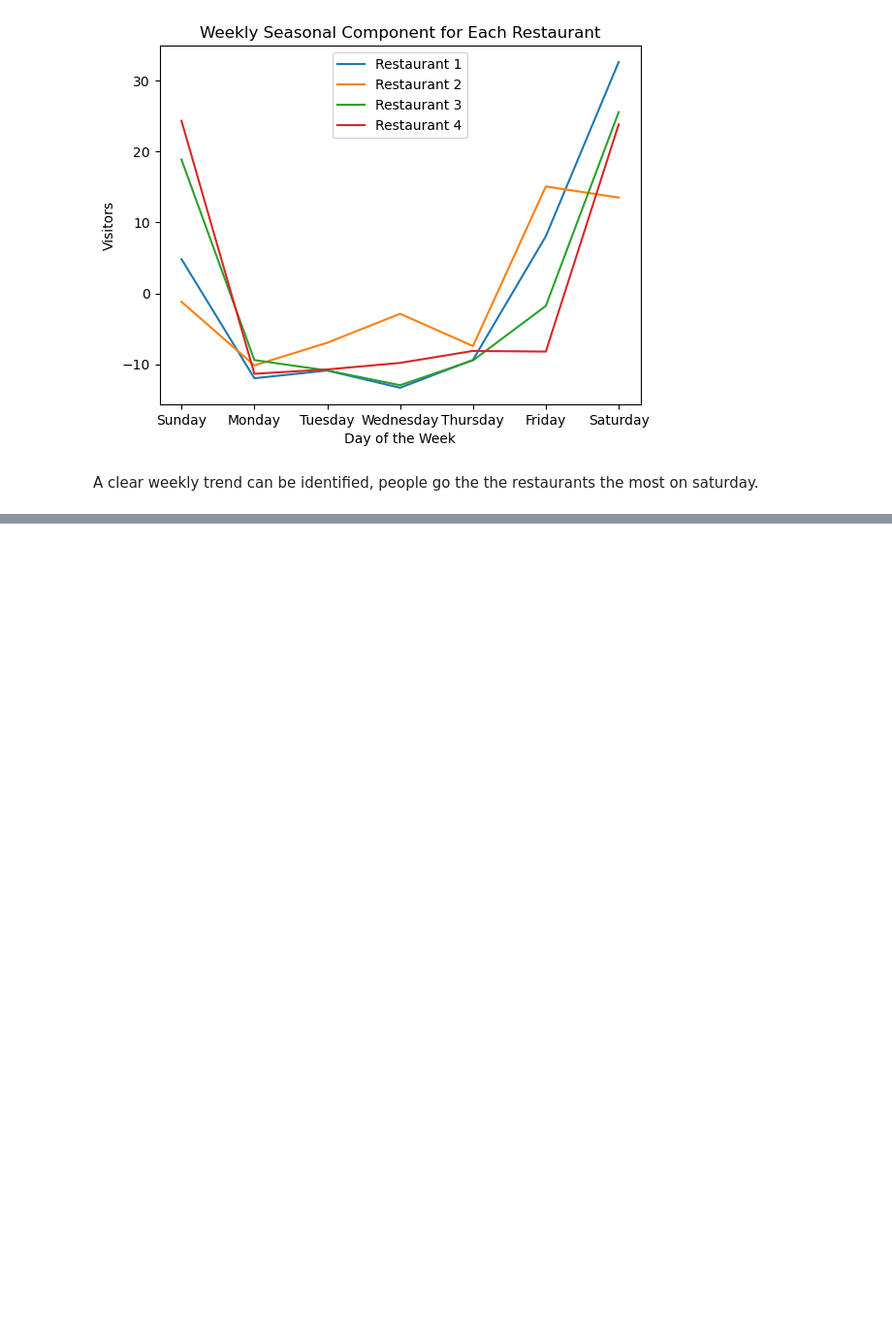
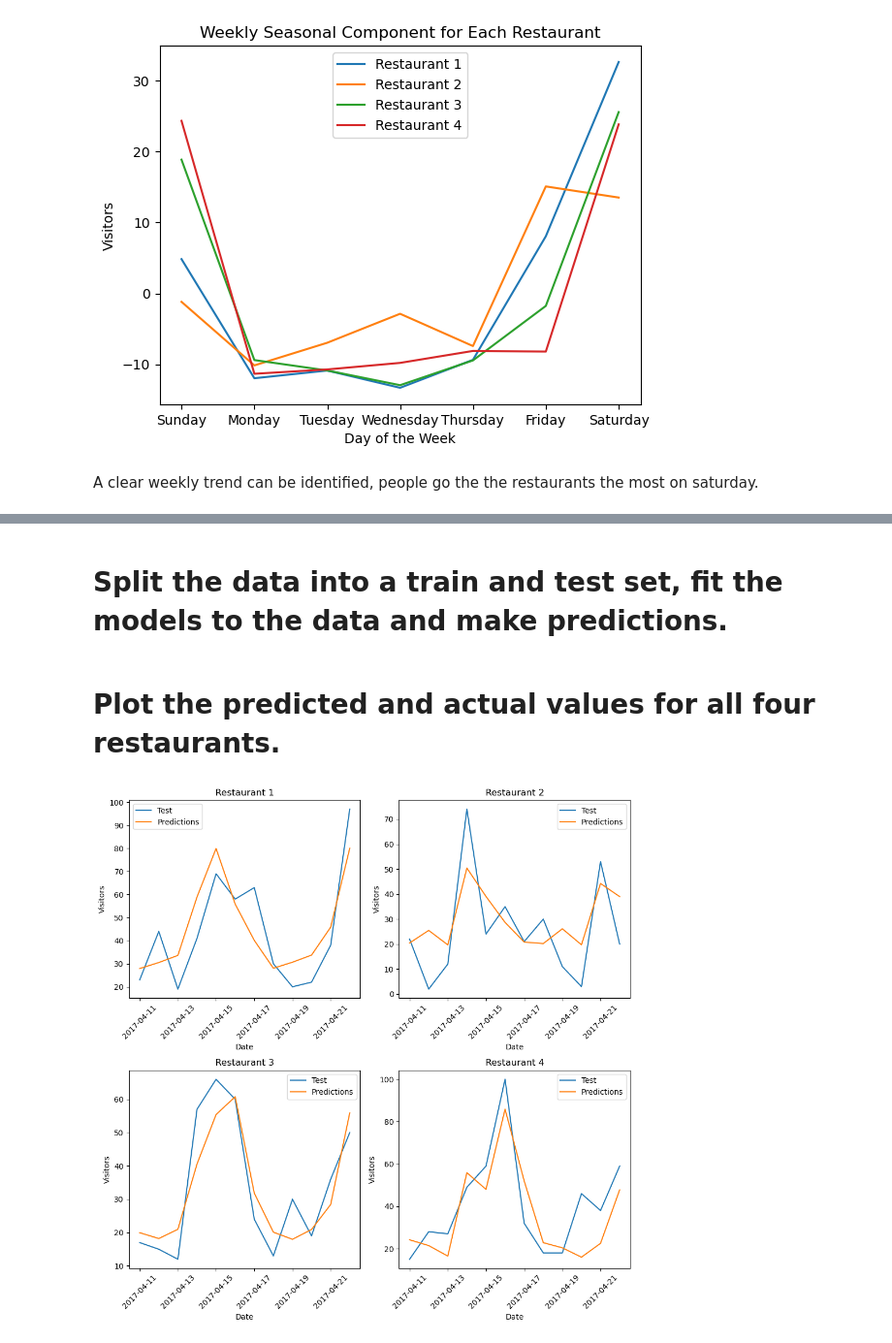
Before and after one commit to LethalDriver/Time-Series-Analysis-Lab, a Jupyter notebook: Lab9.ipynb, the cells around one changed output, grey strips where cells are left out. Shown at 97% size. Cells and saved outputs as stored; diff of their text form; code cells hidden in the pictures; blank space fills up the shorter version.

```diff
--- a/Lab9.ipynb
+++ b/Lab9.ipynb
@@ -128,0 +81,10 @@ Restaurant 4 model seasonal order: (1, 0, 1, 7)
+# %%
+from pmdarima import auto_arima
+
+orders = {}
+seasonal_orders = {}
+
+for col in cols:
+    model = auto_arima(df[col], seasonal=True, m=7, trace=True, suppress_warnings=True)
+    orders[col] = model.order
+    seasonal_orders[col] = model.seasonal_order
@@ -128,0 +109,35 @@ Restaurant 4 model seasonal order: (1, 0, 1, 7)
+# %% [markdown]
+# Split the data into a train and test set, fit the models to the data and make predictions.
+# %%
+from statsmodels.tsa.statespace.sarimax import SARIMAX
+
+train = df.iloc[:-12]
+test = df.iloc[-12:]
+
+models = {}
+for col in cols:
+    models[col] = SARIMAX(train[col], order=orders[col], exog=train['holiday'], seasonal_order=seasonal_orders[col]).fit()
+# %%
+predictions = {}
+for col, model in models.items():
+    predictions[col] = model.predict(start=len(train), end=len(train)+len(test)-1, exog=test['holiday'], dynamic=False)
+# %% [markdown]
+# Plot the predicted and actual values for all four restaurants.
+# %%
+fig, axs = plt.subplots(2, 2, figsize=(10, 10))
+
+for i in range(4):
+    col = cols[i]
+    axs[i//2, i%2].plot(test[col], label='Test')
+    axs[i//2, i%2].plot(test.index, predictions[col], label='Predictions')
+    axs[i//2, i%2].set_title(f'Restaurant {i+1}')
+    axs[i//2, i%2].set_xlabel('Date')
+    axs[i//2, i%2].set_ylabel('Visitors')
+    axs[i//2, i%2].legend()
+
+    for tick in axs[i//2, i%2].get_xticklabels():
+        tick.set_rotation(45)
+
+fig.tight_layout()
+# %% [output]
+[figure, added]
```
Also changed, not shown: parts of 19 cells of this notebook.
